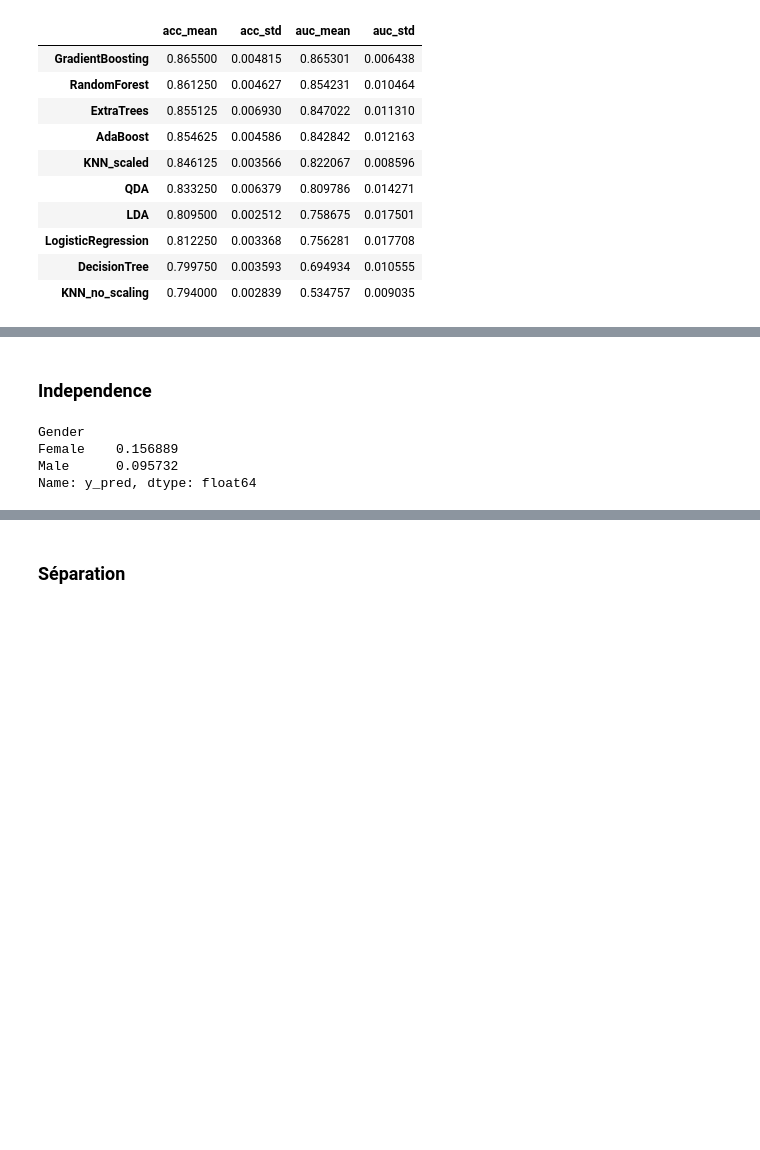
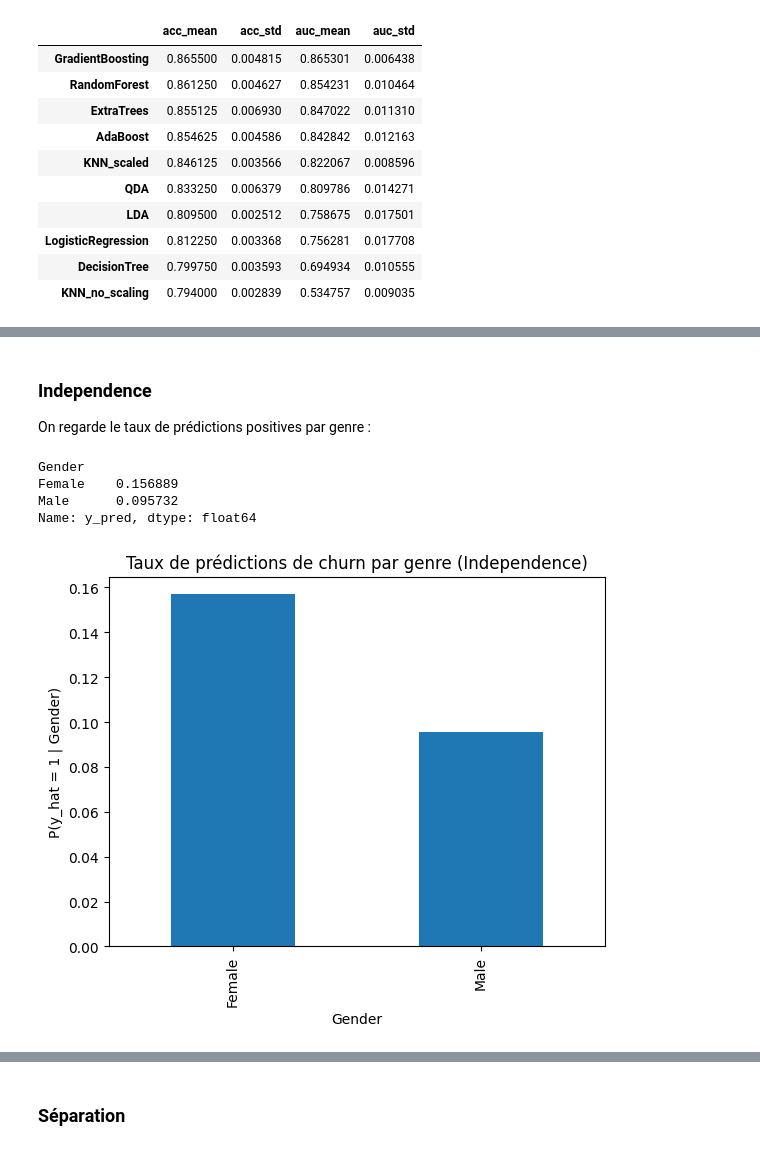
Before and after one commit to zakel912/MAL, a Jupyter notebook: tp5.ipynb, the cells around one changed output, grey strips where cells are left out. Cells and saved outputs as stored; diff of their text form; code cells hidden in the pictures; blank space fills up the shorter version.

```diff
--- a/tp5.ipynb
+++ b/tp5.ipynb
@@ -334,11 +321,19 @@ test["y_pred"] = y_pred
 test["score"] = proba_test
 # %% [markdown]
 ### Independence
+On regarde le taux de prédictions positives par genre :
 # %%
 pos_rate_by_gender = test.groupby("Gender")["y_pred"].mean()
 print(pos_rate_by_gender)
+
+plt.figure()
+pos_rate_by_gender.plot(kind="bar")
+plt.ylabel("P(y_hat = 1 | Gender)")
+plt.title("Taux de prédictions de churn par genre (Independence)")
+plt.show()
 # %% [output]
 Gender
 Female    0.156889
 Male      0.095732
 Name: y_pred, dtype: float64
+[figure, added]
```
Also changed, not shown: parts of 18 cells of this notebook.
